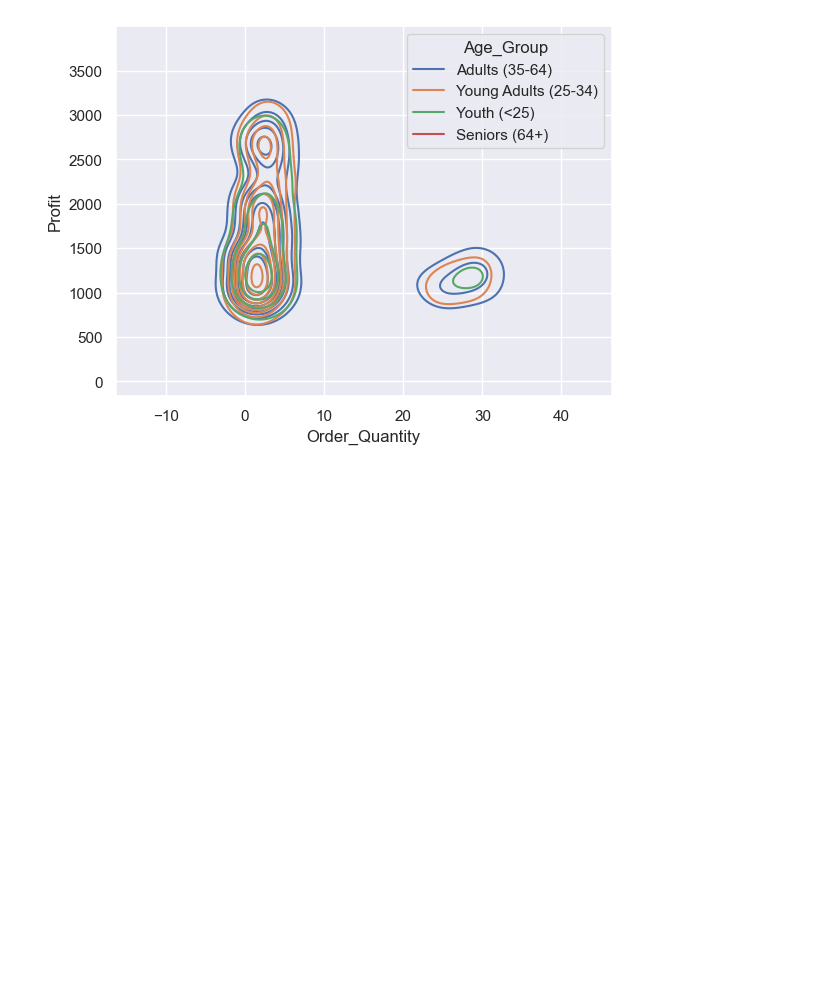
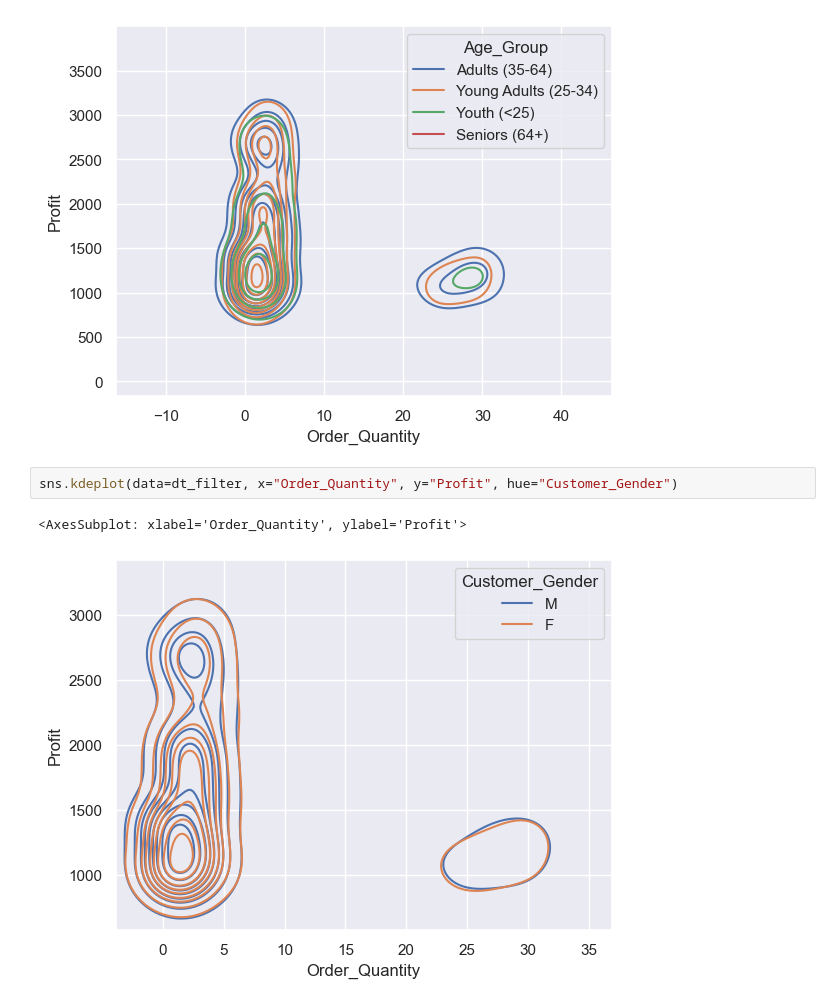
Before and after one commit to dindadinho93/Python-Exercise, a Jupyter notebook: python_seaborn.ipynb, the cells around one changed output. Saved outputs shown, nothing was run; the diff lists cells and outputs as text; blank space fills up the shorter version.

```diff
--- a/python_seaborn.ipynb
+++ b/python_seaborn.ipynb
@@ -118,3 +118,8 @@ sns.kdeplot(data=dt_filter, x="Order_Quantity", y="Profit", hue="Age_Group")
 # %% [output]
 <AxesSubplot: xlabel='Order_Quantity', ylabel='Profit'>
 [figure]
+# %%
+sns.kdeplot(data=dt_filter, x="Order_Quantity", y="Profit", hue="Customer_Gender")
+# %% [output]
+<AxesSubplot: xlabel='Order_Quantity', ylabel='Profit'>
+[figure, added]
```
Also changed, not shown: parts of 1 cell of this notebook, 3 other files.
